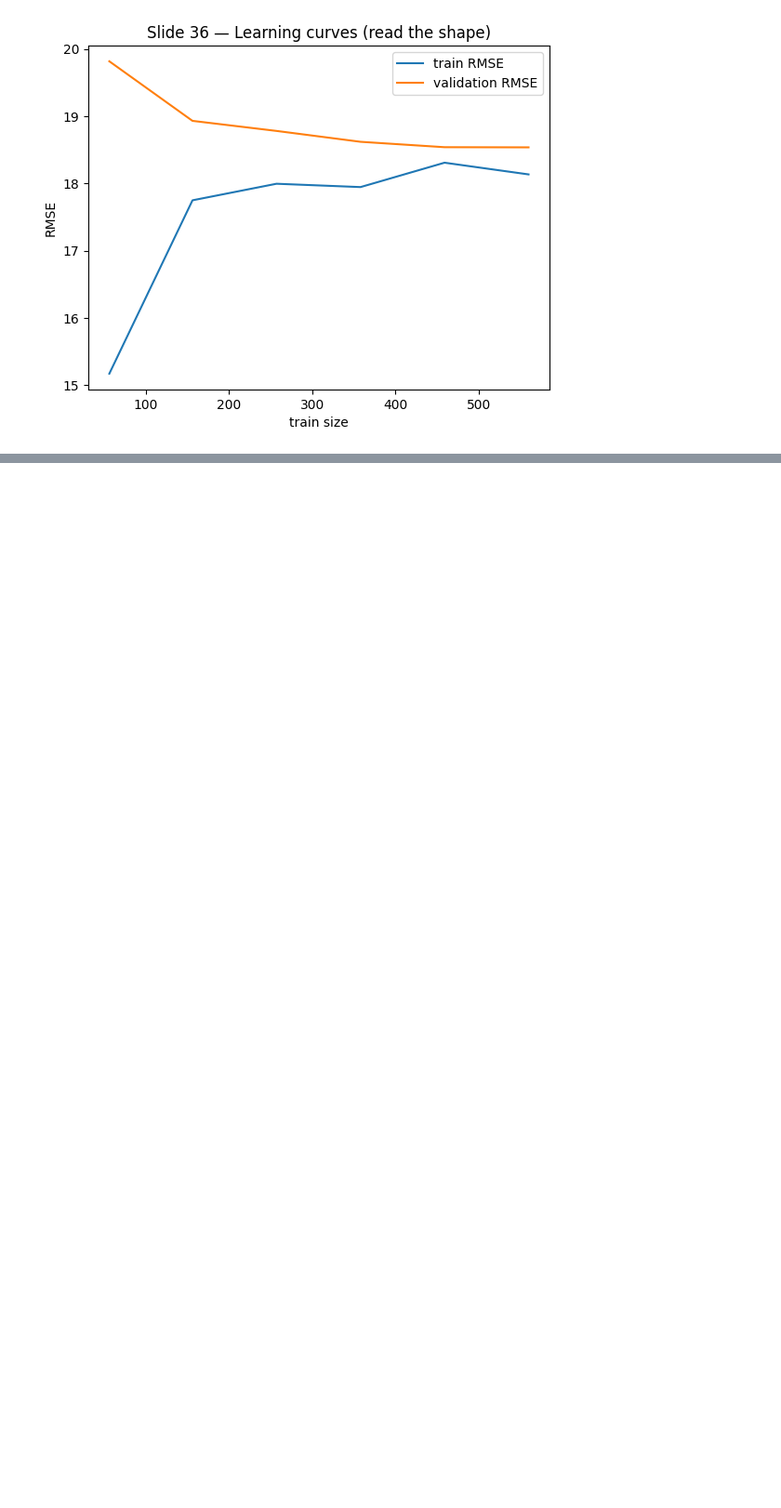
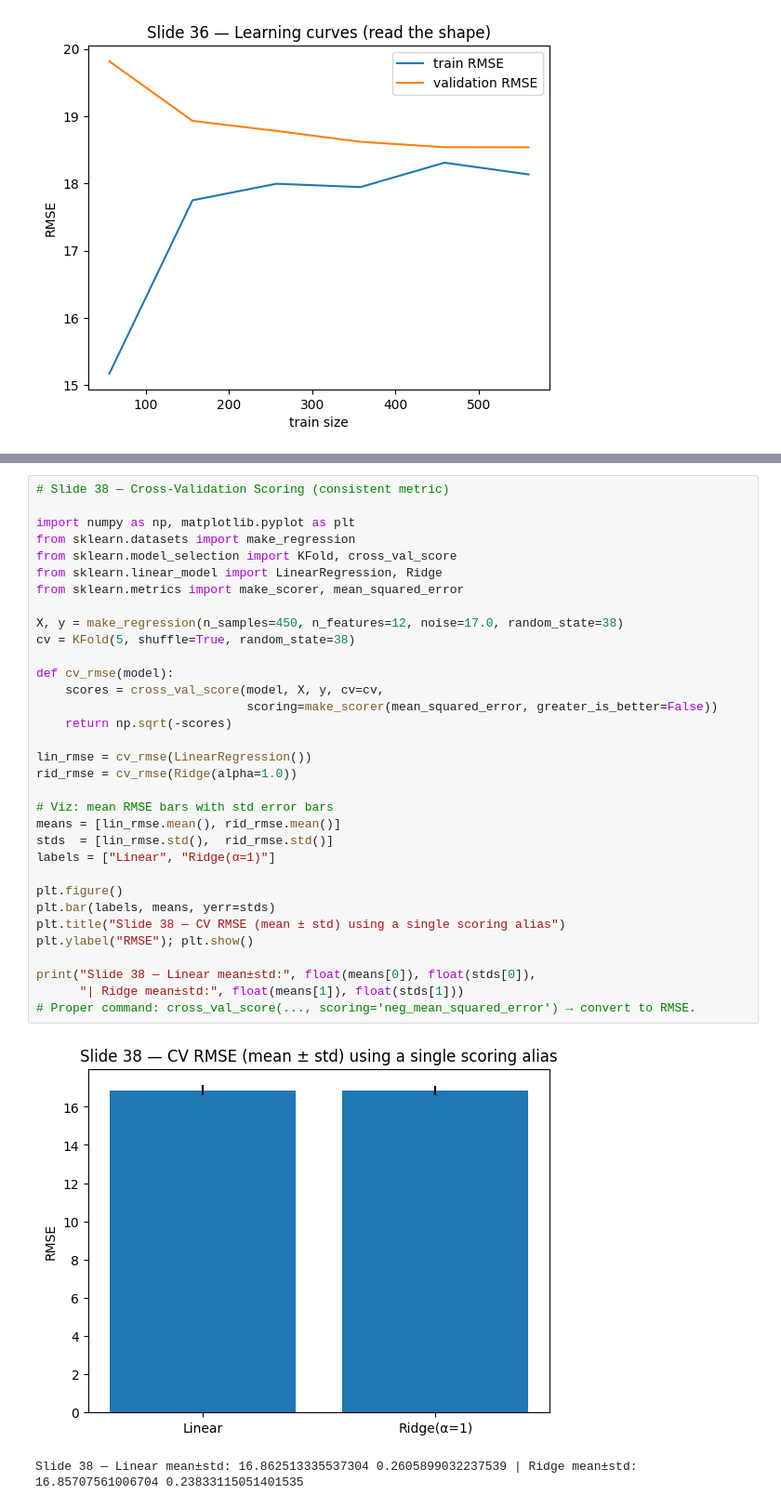
Before and after one commit to dornercr/DSCI631, a Jupyter notebook: wk2.ipynb, the cells around one changed output, grey strips where cells are left out. Shown at 93% size. Cells and saved outputs as stored; diff of their text form; blank space fills up the shorter version.

```diff
--- a/wk2.ipynb
+++ b/wk2.ipynb
@@ -1120,0 +1150,36 @@ plt.xlabel("train size"); plt.ylabel("RMSE"); plt.legend(); plt.show()
+# %%
+# Slide 38 — Cross-Validation Scoring (consistent metric)
+
+import numpy as np, matplotlib.pyplot as plt
+from sklearn.datasets import make_regression
+from sklearn.model_selection import KFold, cross_val_score
+from sklearn.linear_model import LinearRegression, Ridge
+from sklearn.metrics import make_scorer, mean_squared_error
+
+X, y = make_regression(n_samples=450, n_features=12, noise=17.0, random_state=38)
+cv = KFold(5, shuffle=True, random_state=38)
+
+def cv_rmse(model):
+    scores = cross_val_score(model, X, y, cv=cv,
+                             scoring=make_scorer(mean_squared_error, greater_is_better=False))
+    return np.sqrt(-scores)
+
+lin_rmse = cv_rmse(LinearRegression())
+rid_rmse = cv_rmse(Ridge(alpha=1.0))
+
+# Viz: mean RMSE bars with std error bars
+means = [lin_rmse.mean(), rid_rmse.mean()]
+stds  = [lin_rmse.std(),  rid_rmse.std()]
+labels = ["Linear", "Ridge(α=1)"]
+
+plt.figure()
+plt.bar(labels, means, yerr=stds)
+plt.title("Slide 38 — CV RMSE (mean ± std) using a single scoring alias")
+plt.ylabel("RMSE"); plt.show()
+
+print("Slide 38 — Linear mean±std:", float(means[0]), float(stds[0]),
+      "| Ridge mean±std:", float(means[1]), float(stds[1]))
+# Proper command: cross_val_score(..., scoring='neg_mean_squared_error') → convert to RMSE.
+# %% [output]
+[figure, added]
+Slide 38 — Linear mean±std: 16.862513335537304 0.2605899032237539 | Ridge mean±std: 16.85707561006704 0.23833115051401535
```
Also changed, not shown: parts of 12 cells of this notebook.
